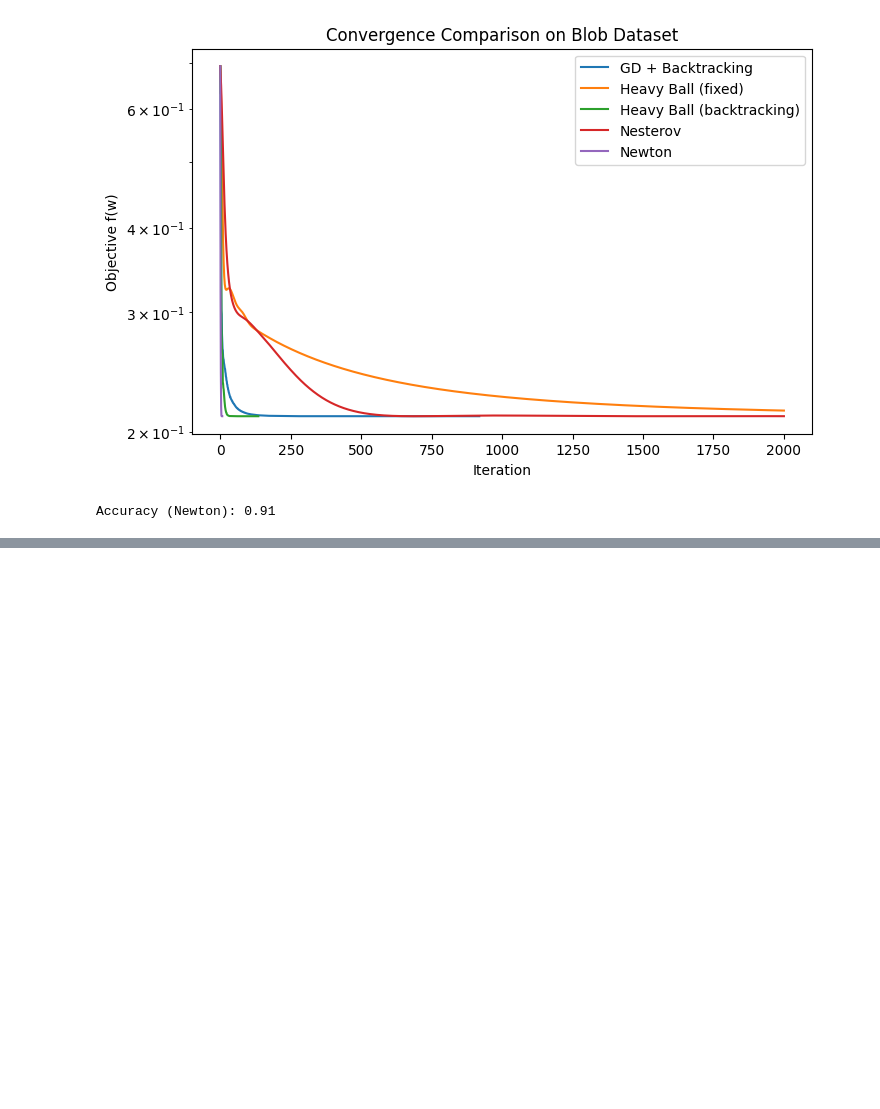
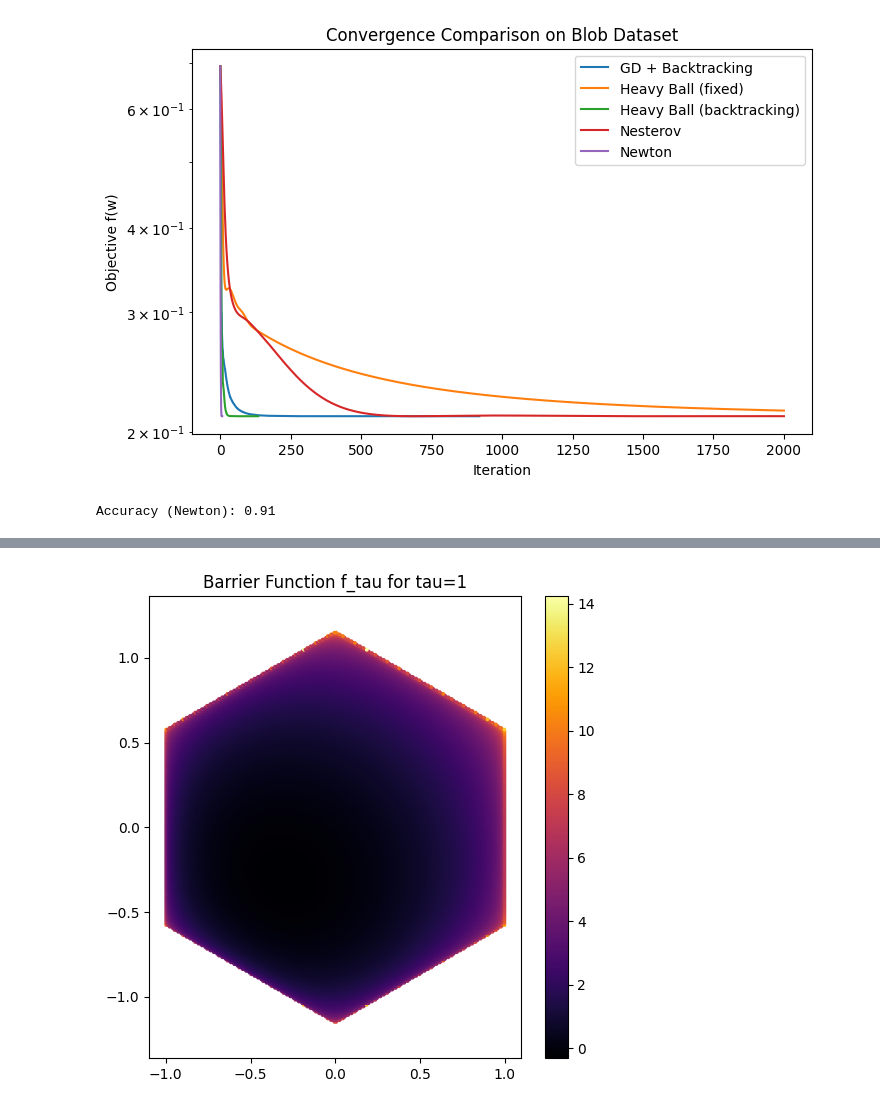
Before and after one commit to SoumyaBhaiya/my-practice, a Jupyter notebook: gradientDescent.ipynb, the cells around one changed output, grey strips where cells are left out. Drawn from its saved outputs; the diff is of its cells as text; code cells hidden in the pictures; blank space fills up the shorter version.

```diff
--- a/gradientDescent.ipynb
+++ b/gradientDescent.ipynb
@@ -537,0 +583,31 @@ Accuracy (Newton): 0.91
+# %%
+#code for part b
+
+def barrier_obj(x, tau):
+    val = x @ c
+    for a, b in zip(a_list, b_list):
+        val -= (1/tau) * np.log(b - x @ a)
+    return val
+
+# plot for tau = 1
+tau = 1
+vals = np.full(len(points), np.nan)
+
+for i, p in enumerate(points):
+    ok = True
+    for a, b in zip(a_list, b_list):
+        if p @ a >= b:
+            ok = False
+            break
+    if ok:
+        vals[i] = barrier_obj(p, tau)
+
+plt.figure(figsize=(6,6))
+plt.scatter(points[:,0], points[:,1], c=vals,
+            cmap='inferno', s=3)
+plt.title("Barrier Function f_tau for tau=1")
+plt.colorbar()
+plt.axis("equal")
+plt.show()
+# %% [output]
+[figure, added]
```
Also changed, not shown: parts of 8 cells of this notebook, 1 other file.
